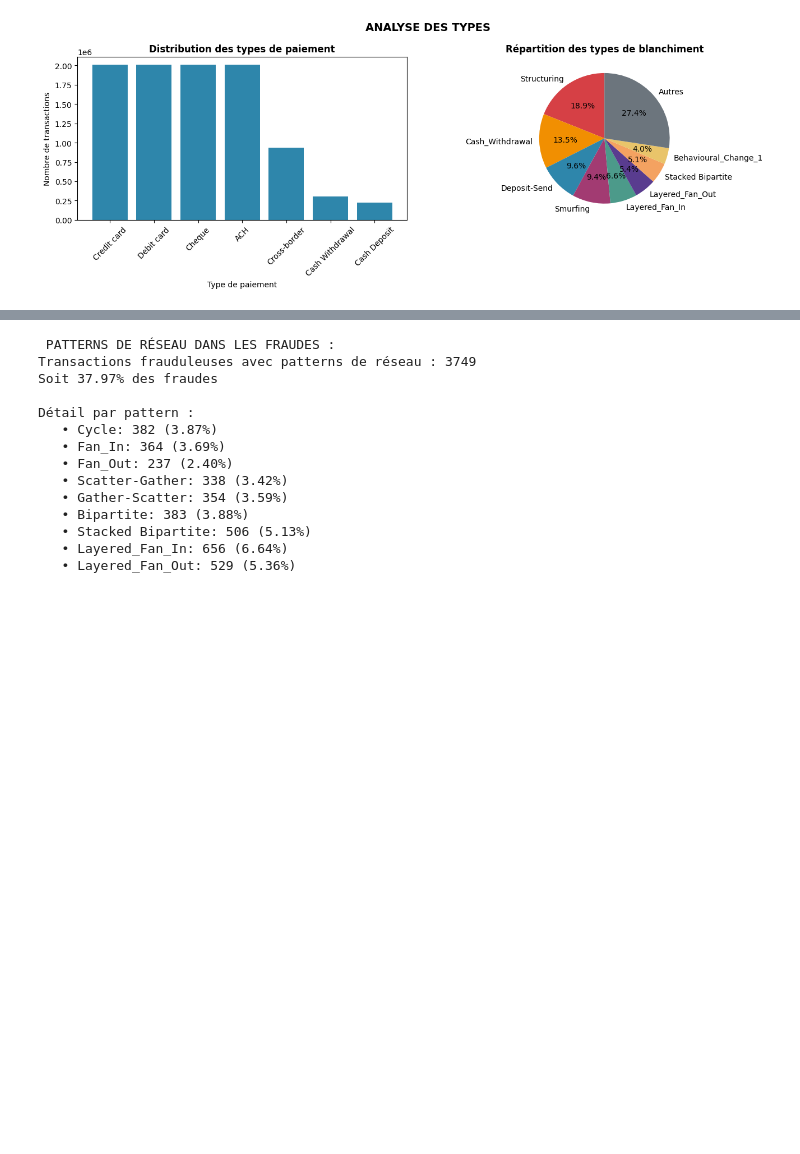
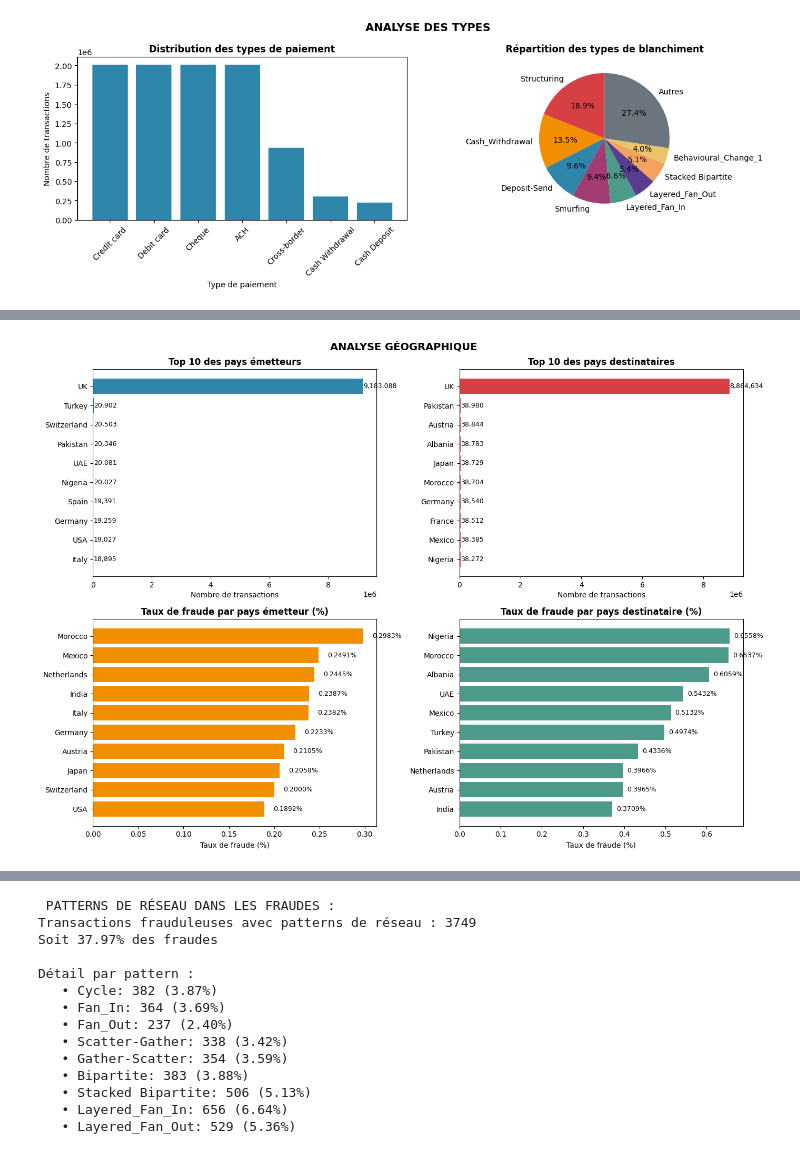
Before and after one commit to franckhuberson/memoire_master, a Jupyter notebook: exo.ipynb, the cells around one changed output, grey strips where cells are left out. Cells and saved outputs as stored; diff of their text form; code cells hidden in the pictures; blank space fills up the shorter version.

```diff
--- a/exo.ipynb
+++ b/exo.ipynb
@@ -286,0 +313,92 @@ plt.show()
+# %%
+#  APERÇU DES LOCALISATIONS
+print("\n LOCALISATIONS UNIQUES :")
+print(f"Pays émetteurs : {df['Sender_bank_location'].nunique()} pays uniques")
+print(f"Pays destinataires : {df['Receiver_bank_location'].nunique()} pays uniques")
+
+#  TOP 10 DES PAYS ÉMETTEURS
+print("\n TOP 10 DES PAYS ÉMETTEURS :")
+top_senders = df['Sender_bank_location'].value_counts().head(10)
+for pays, count in top_senders.items():
+    print(f"   {pays}: {count:,} transactions")
+
+# 3. TOP 10 DES PAYS DESTINATAIRES
+print("\n TOP 10 DES PAYS DESTINATAIRES :")
+top_receivers = df['Receiver_bank_location'].value_counts().head(10)
+for pays, count in top_receivers.items():
+    print(f"   {pays}: {count:,} transactions")
+
+# 4. TAUX DE FRAUDE PAR PAYS ÉMETTEUR
+print("\n TAUX DE FRAUDE PAR PAYS ÉMETTEUR (TOP 10) :")
+fraud_rate_sender = df.groupby('Sender_bank_location')['Is_laundering'].mean() * 100
+fraud_rate_sender_sorted = fraud_rate_sender.sort_values(ascending=False).head(10)
+for pays, rate in fraud_rate_sender_sorted.items():
+    print(f"   {pays}: {rate:.4f}%")
+
+# 5. TAUX DE FRAUDE PAR PAYS DESTINATAIRE
+print("\n TAUX DE FRAUDE PAR PAYS DESTINATAIRE (TOP 10) :")
+fraud_rate_receiver = df.groupby('Receiver_bank_location')['Is_laundering'].mean() * 100
+fraud_rate_receiver_sorted = fraud_rate_receiver.sort_values(ascending=False).head(10)
+for pays, rate in fraud_rate_receiver_sorted.items():
+    print(f"   {pays}: {rate:.4f}%")
+
+# 6. VISUALISATIONS
+fig, axes = plt.subplots(2, 2, figsize=(14, 10))
+
+# Graphique 1 : Top 10 pays émetteurs
+axes[0,0].barh(top_senders.index, top_senders.values, color='#2E86AB')
+axes[0,0].set_title('Top 10 des pays émetteurs', fontsize=12, fontweight='bold')
+axes[0,0].set_xlabel('Nombre de transactions')
+axes[0,0].invert_yaxis()
+for i, v in enumerate(top_senders.values):
+    axes[0,0].text(v + 5000, i, f'{v:,}', va='center', fontsize=9)
+
+# Graphique 2 : Top 10 pays destinataires
+axes[0,1].barh(top_receivers.index, top_receivers.values, color='#D64045')
+axes[0,1].set_title('Top 10 des pays destinataires', fontsize=12, fontweight='bold')
+axes[0,1].set_xlabel('Nombre de transactions')
+axes[0,1].invert_yaxis()
+for i, v in enumerate(top_receivers.values):
+    axes[0,1].text(v + 5000, i, f'{v:,}', va='center', fontsize=9)
+
+# Graphique 3 : Taux de fraude par pays émetteur
+axes[1,0].barh(fraud_rate_sender_sorted.index, fraud_rate_sender_sorted.values, color='#F18F01')
+axes[1,0].set_title('Taux de fraude par pays émetteur (%)', fontsize=12, fontweight='bold')
+axes[1,0].set_xlabel('Taux de fraude (%)')
+axes[1,0].invert_yaxis()
+for i, v in enumerate(fraud_rate_sender_sorted.values):
+    axes[1,0].text(v + 0.01, i, f'{v:.4f}%', va='center', fontsize=9)
+
+# Graphique 4 : Taux de fraude par pays destinataire
+axes[1,1].barh(fraud_rate_receiver_sorted.index, fraud_rate_receiver_sorted.values, color='#4C9A8A')
+axes[1,1].set_title('Taux de fraude par pays destinataire (%)', fontsize=12, fontweight='bold')
+axes[1,1].set_xlabel('Taux de fraude (%)')
+axes[1,1].invert_yaxis()
+for i, v in enumerate(fraud_rate_receiver_sorted.values):
+    axes[1,1].text(v + 0.01, i, f'{v:.4f}%', va='center', fontsize=9)
+
+plt.suptitle('ANALYSE GÉOGRAPHIQUE', fontsize=14, fontweight='bold')
+plt.tight_layout()
+plt.show()
+
+# 7. TABLEAU RÉCAPITULATIF DES PAYS À RISQUE
+print("\n PAYS À RISQUE IDENTIFIÉS :")
+print("-" * 50)
+high_risk_senders = fraud_rate_sender[fraud_rate_sender > 0.2].sort_values(ascending=False)
+if len(high_risk_senders) > 0:
+    for pays, rate in high_risk_senders.items():
+        print(f"   {pays}: {rate:.4f}% (taux > 0.2%)")
+else:
+    print("   Aucun pays avec taux > 0.2%")
+
+# 8. CONCLUSION
+print("\n" + "="*70)
+print(" CONCLUSION SUR L'ANALYSE GÉOGRAPHIQUE :")
+print("="*70)
+print(f"""
+• Les pays les plus actifs sont : {', '.join(top_senders.head(3).index)}
+• Les pays avec les taux de fraude les plus élevés sont : {', '.join(fraud_rate_sender_sorted.head(3).index)}
+• Certains pays présentent des taux de fraude significatifs (>{fraud_rate_sender.mean():.2f}%)
+• Ces pays à risque doivent faire l'objet d'une vigilance accrue dans le système de détection.
+""")
+# %% [output]
@@ -286,0 +422 @@ plt.show()
+[figure, added]
```
Also changed, not shown: parts of 32 cells of this notebook, 1 other file.
